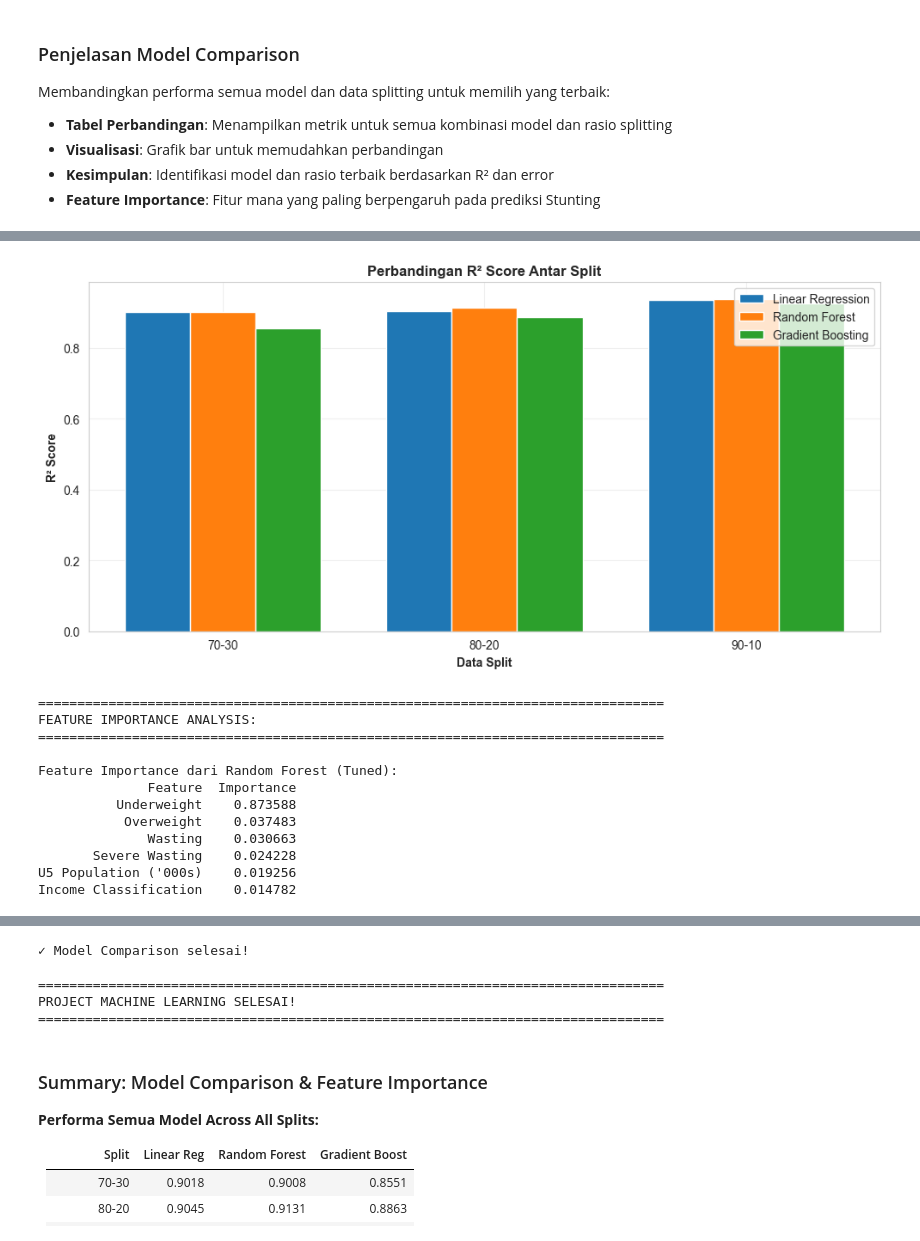
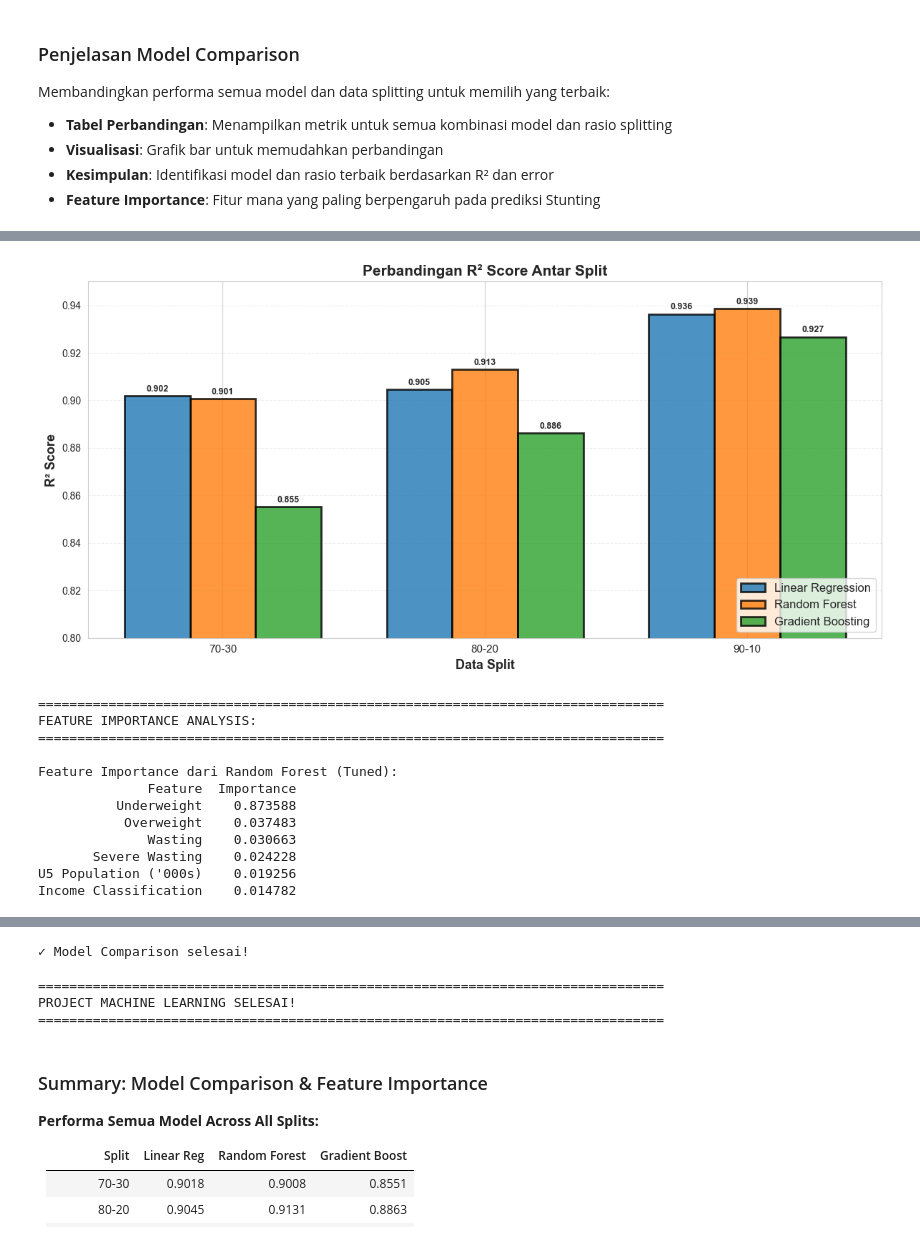
Before and after one commit to rafiufajar/uts-machine-learning, a Jupyter notebook: rafiufajar.ipynb, the cells around one changed output, grey strips where cells are left out. Drawn from its saved outputs; the diff is of its cells as text; code cells hidden in the pictures.

```diff
--- a/rafiufajar.ipynb
+++ b/rafiufajar.ipynb
@@ -590,7 +759,6 @@ Evaluasi model menggunakan metrik regresi untuk mengukur seberapa baik model mem
 - **R² Score**: Persentase variansi data yang dijelaskan model (0-1, lebih tinggi lebih baik)
 - **Target**: R² ≥ 0.85 untuk model yang baik
 # %%
-
 # Model Evaluation
 print("\n" + "=" * 80)
 print("STEP 7: MODEL EVALUATION")
@@ -617,10 +785,10 @@ for model_name, model_data in tuned_models.items():
 
     # Tambahkan Linear Regression untuk perbandingan
     if model_name == 'Gradient Boosting':
-        lr_y_pred = models_results['70-30']['Linear Regression']['y_pred']
-        lr_mae = models_results['70-30']['Linear Regression']['mae']
-        lr_rmse = models_results['70-30']['Linear Regression']['rmse']
-        lr_r2 = models_results['70-30']['Linear Regression']['r2']
+        lr_y_pred = models_results['Linear Regression']['70-30']['y_pred']
+        lr_mae = models_results['Linear Regression']['70-30']['mae']
+        lr_rmse = models_results['Linear Regression']['70-30']['rmse']
+        lr_r2 = models_results['Linear Regression']['70-30']['r2']
 
         print(f"\nLinear Regression:")
         print(f"  MAE (Mean Absolute Error):  {lr_mae:.4f}%")
@@ -635,7 +803,7 @@ fig.suptitle('Prediksi vs Actual - Model Evaluation (Split 70-30)', fontsize=14,
 
 model_names = ['Linear Regression', 'Random Forest', 'Gradient Boosting']
 predictions = [
-    models_results['70-30']['Linear Regression']['y_pred'],
+    models_results['Linear Regression']['70-30']['y_pred'],
     tuned_models['Random Forest']['y_pred'],
     tuned_models['Gradient Boosting']['y_pred']
 ]
@@ -730,11 +898,27 @@ print("\n" + "=" * 80)
 print("STEP 8: MODEL COMPARISON")
 print("=" * 80)
 
+# Buat dictionary untuk bar chart data - approach yang lebih simple
+chart_data = {
+    'Linear Regression': {},
+    'Random Forest': {},
+    'Gradient Boosting': {}
+}
+
+# Populate chart_data dari models_results (structure: models_results[model][ratio])
+for model_name, ratios_dict in models_results.items():
+    for ratio_name, metrics in ratios_dict.items():
+        chart_data[model_name][ratio_name] = metrics['r2']
+
+print("\nData untuk Chart:")
+print(chart_data)
+
 # Buat tabel perbandingan untuk semua rasio splitting
 comparison_data = []
 
-for ratio_name, models_dict in models_results.items():
-    for model_name, metrics in models_dict.items():
+# Build dari models_results dengan struktur yang benar
+for model_name, ratios_dict in models_results.items():
+    for ratio_name, metrics in ratios_dict.items():
         comparison_data.append({
             'Data Split': ratio_name,
             'Model': model_name,
@@ -776,30 +960,40 @@ print(f"  R² Score: {best_model['R² Score']:.4f}")
 print(f"  MAE: {best_model['MAE']:.4f}%")
 print(f"  RMSE: {best_model['RMSE']:.4f}%")
 
-# Visualisasi Perbandingan R² Score
-fig, ax1 = plt.subplots(figsize=(10, 5))
+# VISUALISASI BAR CHART - SIMPLIFIED APPROACH
+fig, ax = plt.subplots(figsize=(12, 6))
 
-# R² Score per Split
 splits = ['70-30', '80-20', '90-10']
 models_list = ['Linear Regression', 'Random Forest', 'Gradient Boosting']
+colors = ['#1f77b4', '#ff7f0e', '#2ca02c']
 
 x = np.arange(len(splits))
 width = 0.25
 
+# Plot bars dengan data dari chart_data dictionary
 for i, model in enumerate(models_list):
-    r2_scores = [comparison_df[(comparison_df['Data Split'] == split) & (comparison_df['Model'] == model)]['R² Score'].values[0]
-                 if len(comparison_df[(comparison_df['Data Split'] == split) & (comparison_df['Model'] == model)]) > 0
-                 else 0
-                 for split in splits]
-    ax1.bar(x + i*width, r2_scores, width, label=model)
+    # Ambil values dari dictionary
+    r2_values = [chart_data[model].get(split, 0) for split in splits]
+    print(f"{model}: {r2_values}")
 
-ax1.set_xlabel('Data Split', fontweight='bold')
-ax1.set_ylabel('R² Score', fontweight='bold')
-ax1.set_title('Perbandingan R² Score Antar Split', fontweight='bold')
-ax1.set_xticks(x + width)
-ax1.set_xticklabels(splits)
-ax1.legend()
-ax1.grid(True, alpha=0.3)
+    # Plot bars
+    bars = ax.bar(x + i*width, r2_values, width, label=model, color=colors[i],
+                  edgecolor='black', alpha=0.8, linewidth=2)
+
+    # Tambahkan value labels
+    for bar, val in zip(bars, r2_values):
+        if val > 0.5:  # Safety check
+            ax.text(bar.get_x() + bar.get_width()/2, val + 0.001,
+                   f'{val:.3f}', ha='center', va='bottom', fontsize=9, fontweight='bold')
+
+ax.set_xlabel('Data Split', fontweight='bold', fontsize=13)
+ax.set_ylabel('R² Score', fontweight='bold', fontsize=13)
+ax.set_title('Perbandingan R² Score Antar Split', fontweight='bold', fontsize=15)
+ax.set_xticks(x + width)
+ax.set_xticklabels(splits, fontsize=11)
+ax.legend(fontsize=12, loc='lower right')
+ax.grid(True, alpha=0.3, axis='y', linestyle='--')
+ax.set_ylim([0.80, 0.95])
 
 plt.tight_layout()
 plt.show()
@@ -820,9 +1014,10 @@ print(feature_importance.to_string(index=False))
 
 # Visualisasi Feature Importance
 plt.figure(figsize=(10, 6))
-plt.barh(feature_importance['Feature'], feature_importance['Importance'], color='steelblue', edgecolor='black')
-plt.xlabel('Importance Score', fontweight='bold')
-plt.title('Feature Importance - Random Forest Model', fontweight='bold')
+plt.barh(feature_importance['Feature'], feature_importance['Importance'],
+         color='steelblue', edgecolor='black', alpha=0.8, linewidth=1.5)
+plt.xlabel('Importance Score', fontweight='bold', fontsize=12)
+plt.title('Feature Importance - Random Forest Model', fontweight='bold', fontsize=14)
 plt.grid(True, alpha=0.3, axis='x')
 plt.tight_layout()
 plt.show()
@@ -852,4 +1047,4 @@ Tabel Perbandingan Semua Model:
-[figure, old version]
+[figure, new version]
 ================================================================================
 FEATURE IMPORTANCE ANALYSIS:
 ================================================================================
```
Also changed, not shown: parts of 9 cells of this notebook.
